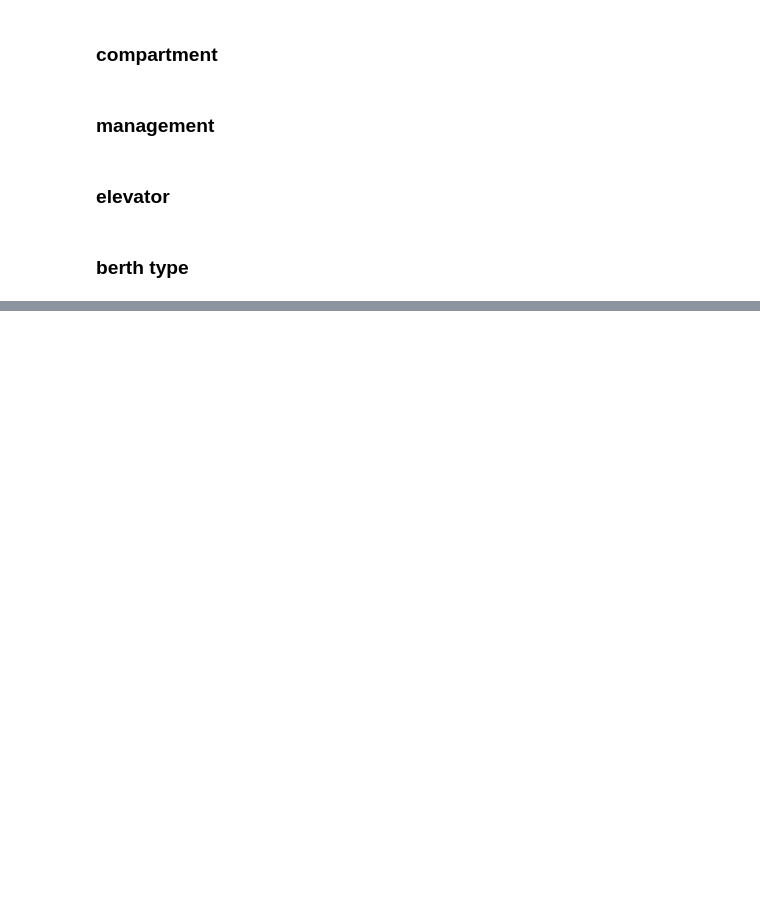
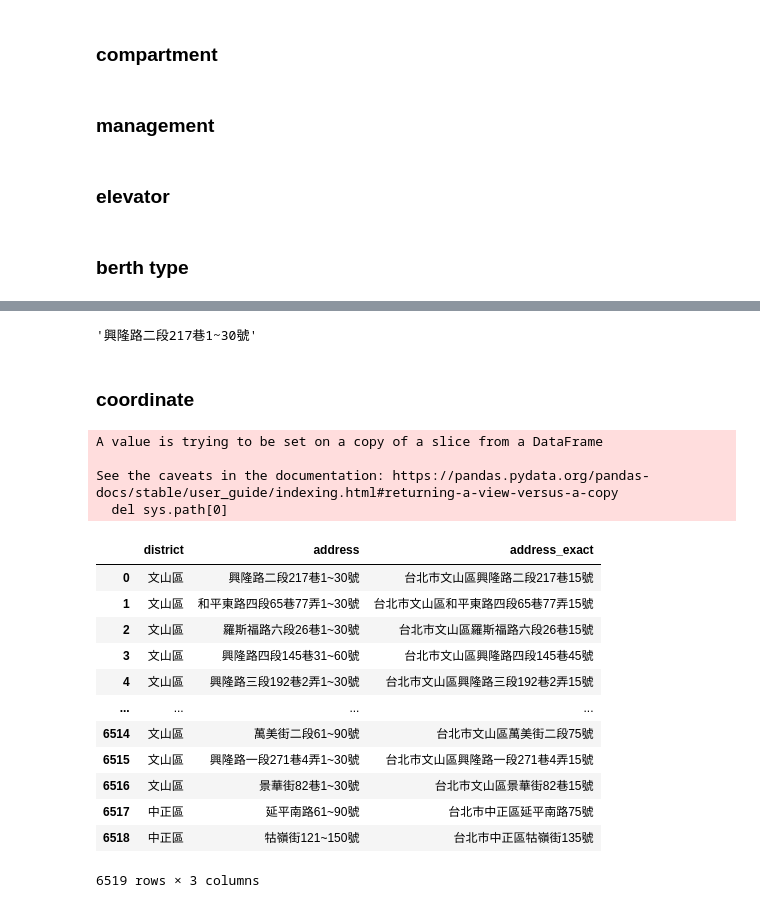
Before and after one commit to CYCCCCC/House_pricing, a Jupyter notebook: house_pricing_eda.ipynb, the cells around one changed output, grey strips where cells are left out. Cells and saved outputs as stored; diff of their text form; code cells hidden in the pictures; blank space fills up the shorter version.

```diff
--- a/house_pricing_eda.ipynb
+++ b/house_pricing_eda.ipynb
@@ -164,7 +161,7 @@ convert chinese to Arabic digit
 df['total_floor_ch'] = df['total_floor_ch'].str[:-1]
 df['total_floor'] = 0
 
-for i in range(1, len(df)+1):
+for i in range(0, len(df)):
     num = re.split(r'(\d+)', str(df['total_floor_ch'][i]).replace('十', '10'))
     num = list(map(lambda e: e.replace('一', '1').replace('二', '2').replace('三', '3').replace('四', '4').replace('五', '5')\
                   .replace('六', '6').replace('七', '7').replace('八', '8').replace('九', '9'), num))
@@ -216,7 +213,7 @@ df['floor_ch'] = np.where((df['floor_ch'].str.contains('地下'))|(df['floor_ch'
 # %%
 df['floor'] = 0
 
-for i in range(1, len(df)+1):
+for i in range(0, len(df)):
     num = re.split(r'(\d+)', str(df['floor_ch'][i]).replace('十', '10'))
     num = list(map(lambda e: e.replace('一', '1').replace('二', '2').replace('三', '3').replace('四', '4').replace('五', '5')\
                   .replace('六', '6').replace('七', '7').replace('八', '8').replace('九', '9'), num))
@@ -344,0 +346,6 @@ df = df.merge(berth, how='left', on='berth_category')
+# %%
+df['road_section'] = 0
+
+for i in range(0, len(df)):
+    road = re.split(r'(\d+)', df['address'][i])
+    df['road_section'][i] = road[0]
@@ -344,0 +370,43 @@ df = df.merge(berth, how='left', on='berth_category')
+# %%
+df['address'][0]
+# %% [output]
+'興隆路二段217巷1~30號'
+# %% [markdown]
+### coordinate
+# %%
+df['address_exact'] = ''
+
+for i in range(0, len(df)):
+    address_s = ''
+    s = re.split(r'(\d+)', df['address'][i])
+
+    if len(s) >= 5:
+        for j in range(len(s)-4):
+            address_s += s[j]
+        address_s += str(int(s[-2])-15)
+        address_s += s[-1]
+
+    df['address_exact'][i] = address_s
+
+df['address_exact'] = '台北市'+df['district']+df['address_exact']
+# %% [output]
+A value is trying to be set on a copy of a slice from a DataFrame
+
+See the caveats in the documentation: https://pandas.pydata.org/pandas-docs/stable/user_guide/indexing.html#returning-a-view-versus-a-copy
+  del sys.path[0]
+# %%
+df[['district', 'address', 'address_exact']]
+# %% [output]
+|  | district | address | address_exact |
+| 0 | 文山區 | 興隆路二段217巷1~30號 | 台北市文山區興隆路二段217巷15號 |
+| 1 | 文山區 | 和平東路四段65巷77弄1~30號 | 台北市文山區和平東路四段65巷77弄15號 |
+| 2 | 文山區 | 羅斯福路六段26巷1~30號 | 台北市文山區羅斯福路六段26巷15號 |
+| 3 | 文山區 | 興隆路四段145巷31~60號 | 台北市文山區興隆路四段145巷45號 |
+| 4 | 文山區 | 興隆路三段192巷2弄1~30號 | 台北市文山區興隆路三段192巷2弄15號 |
+| ... | ... | ... | ... |
+| 6514 | 文山區 | 萬美街二段61~90號 | 台北市文山區萬美街二段75號 |
+| 6515 | 文山區 | 興隆路一段271巷4弄1~30號 | 台北市文山區興隆路一段271巷4弄15號 |
+| 6516 | 文山區 | 景華街82巷1~30號 | 台北市文山區景華街82巷15號 |
+| 6517 | 中正區 | 延平南路61~90號 | 台北市中正區延平南路75號 |
+| 6518 | 中正區 | 牯嶺街121~150號 | 台北市中正區牯嶺街135號 |
+6519 rows × 3 columns
```
Also changed, not shown: parts of 8 cells of this notebook, 1 other file.
